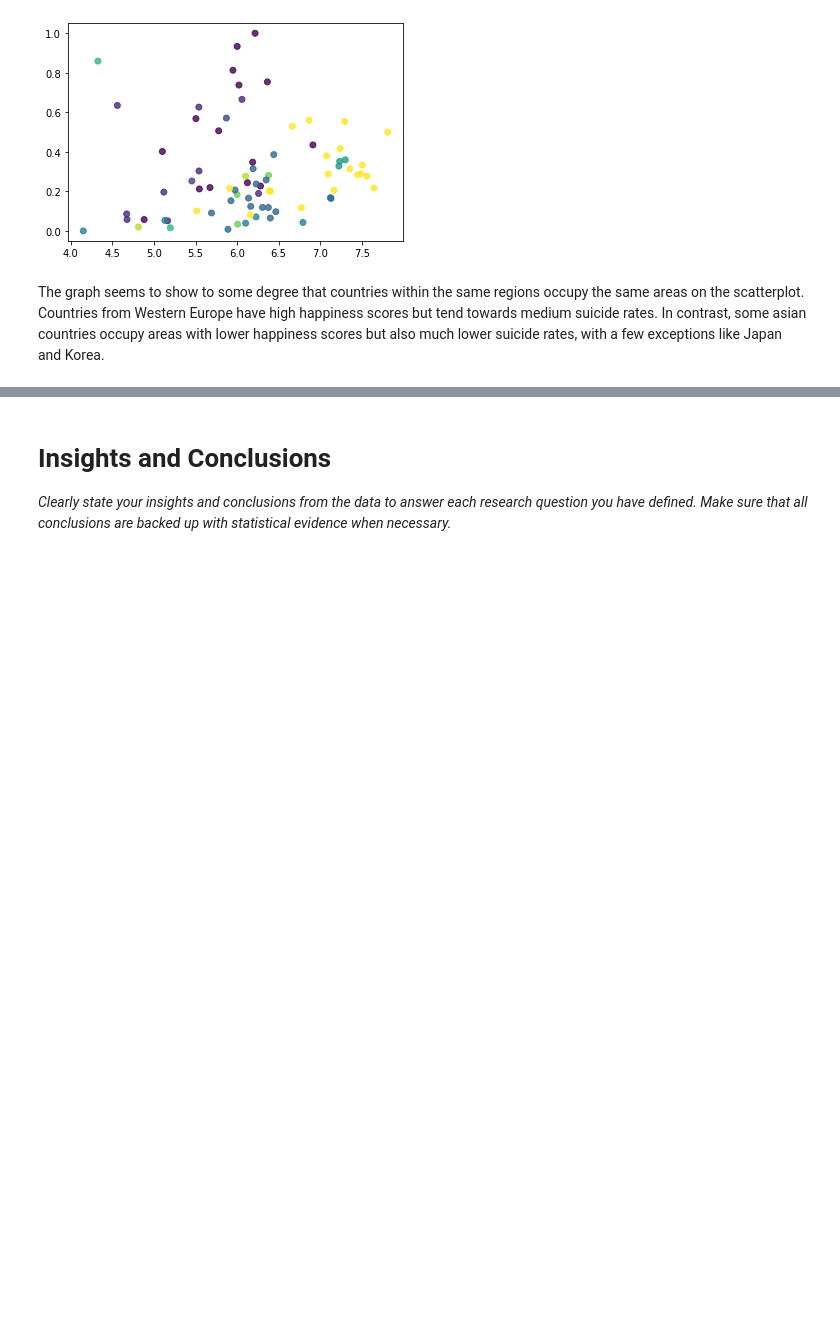
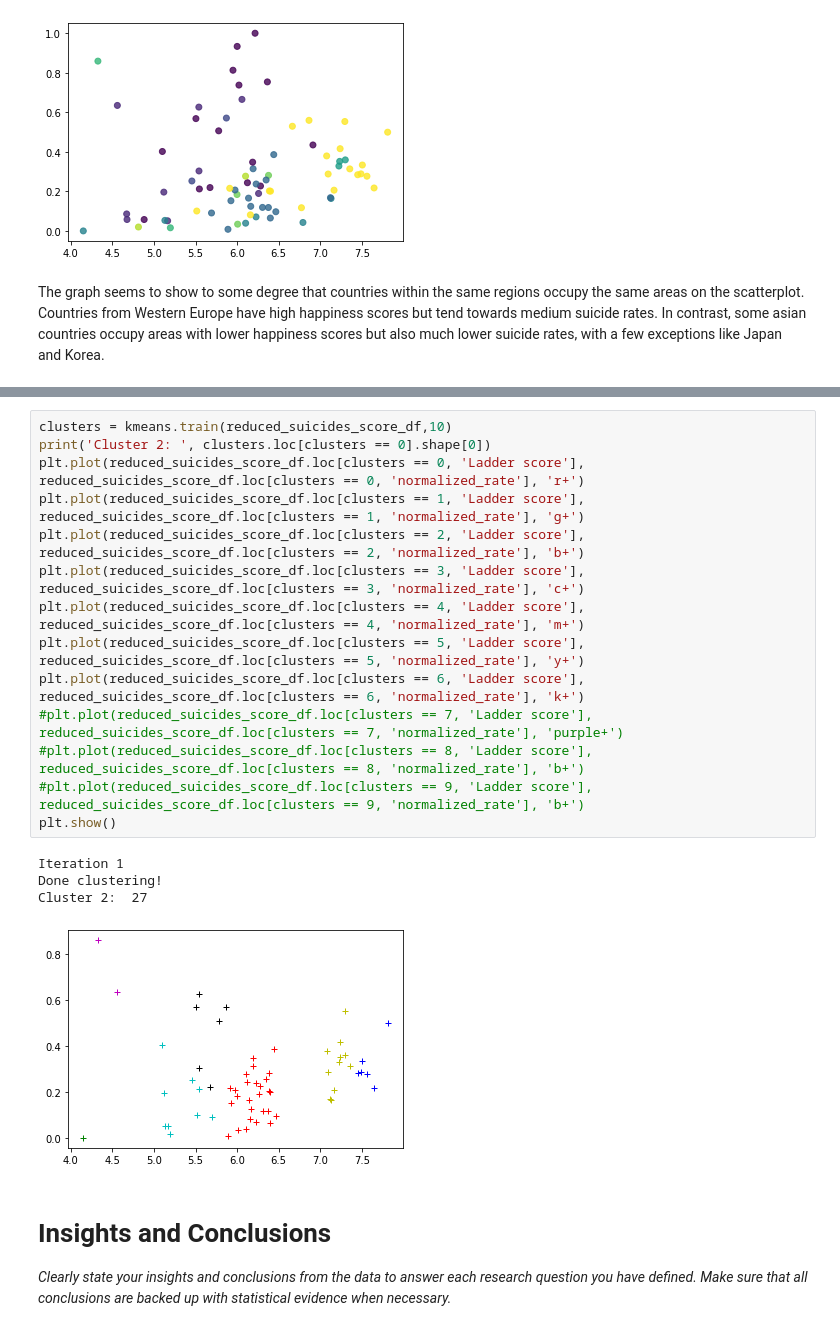
Before and after one commit to kayecandy/csmodel, a Jupyter notebook: Case Study/notebook.ipynb, the cells around one changed output, grey strips where cells are left out. Drawn from its saved outputs; the diff is of its cells as text; blank space fills up the shorter version.

```diff
--- a/Case Study/notebook.ipynb
+++ b/Case Study/notebook.ipynb
@@ -714,3 +745,22 @@ The graph seems to show to some degree that countries within the same regions oc
+# %%
+clusters = kmeans.train(reduced_suicides_score_df,10)
+print('Cluster 2: ', clusters.loc[clusters == 0].shape[0])
+plt.plot(reduced_suicides_score_df.loc[clusters == 0, 'Ladder score'], reduced_suicides_score_df.loc[clusters == 0, 'normalized_rate'], 'r+')
+plt.plot(reduced_suicides_score_df.loc[clusters == 1, 'Ladder score'], reduced_suicides_score_df.loc[clusters == 1, 'normalized_rate'], 'g+')
+plt.plot(reduced_suicides_score_df.loc[clusters == 2, 'Ladder score'], reduced_suicides_score_df.loc[clusters == 2, 'normalized_rate'], 'b+')
+plt.plot(reduced_suicides_score_df.loc[clusters == 3, 'Ladder score'], reduced_suicides_score_df.loc[clusters == 3, 'normalized_rate'], 'c+')
+plt.plot(reduced_suicides_score_df.loc[clusters == 4, 'Ladder score'], reduced_suicides_score_df.loc[clusters == 4, 'normalized_rate'], 'm+')
+plt.plot(reduced_suicides_score_df.loc[clusters == 5, 'Ladder score'], reduced_suicides_score_df.loc[clusters == 5, 'normalized_rate'], 'y+')
+plt.plot(reduced_suicides_score_df.loc[clusters == 6, 'Ladder score'], reduced_suicides_score_df.loc[clusters == 6, 'normalized_rate'], 'k+')
+#plt.plot(reduced_suicides_score_df.loc[clusters == 7, 'Ladder score'], reduced_suicides_score_df.loc[clusters == 7, 'normalized_rate'], 'purple+')
+#plt.plot(reduced_suicides_score_df.loc[clusters == 8, 'Ladder score'], reduced_suicides_score_df.loc[clusters == 8, 'normalized_rate'], 'b+')
+#plt.plot(reduced_suicides_score_df.loc[clusters == 9, 'Ladder score'], reduced_suicides_score_df.loc[clusters == 9, 'normalized_rate'], 'b+')
+plt.show()
+# %% [output]
+Iteration 1
+Done clustering!
+Cluster 2:  27
+[figure, added]
 # %% [markdown]
 # Insights and Conclusions
 
```
Also changed, not shown: parts of 5 cells of this notebook.
